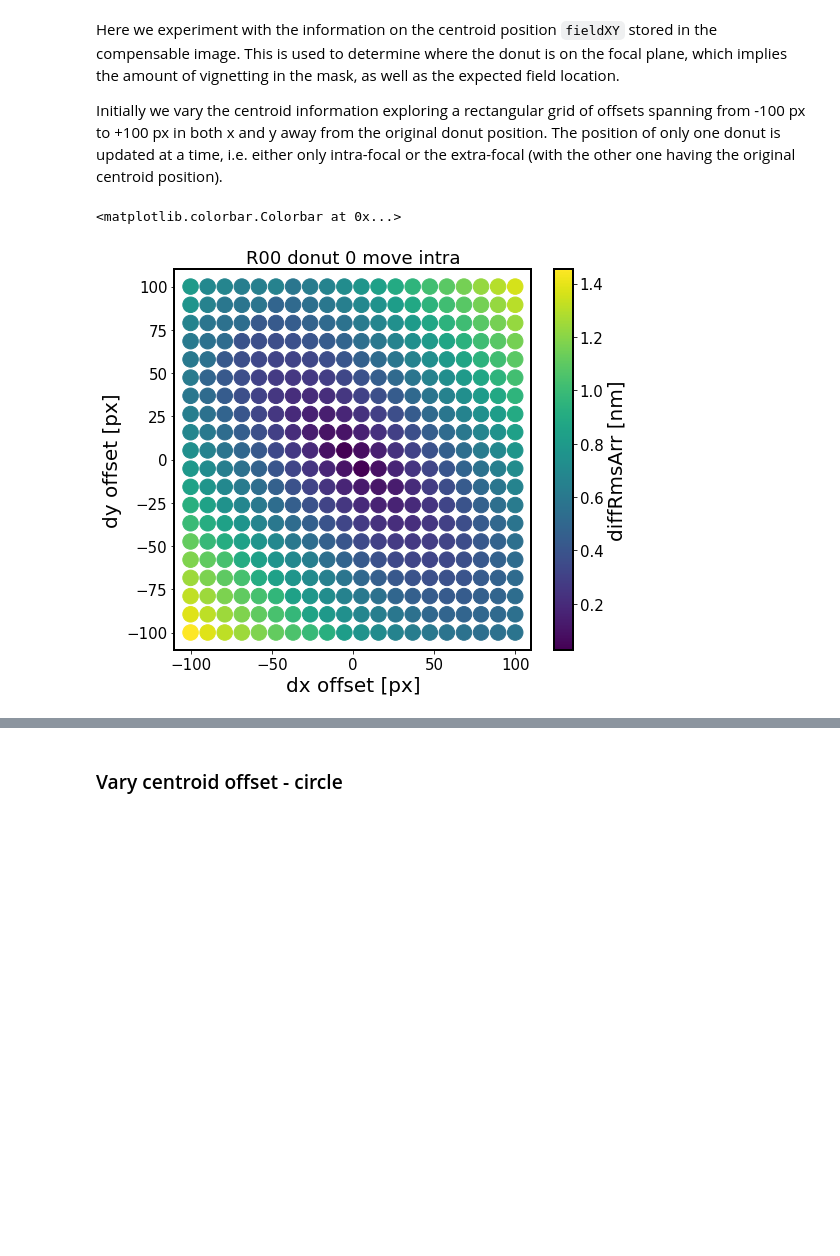
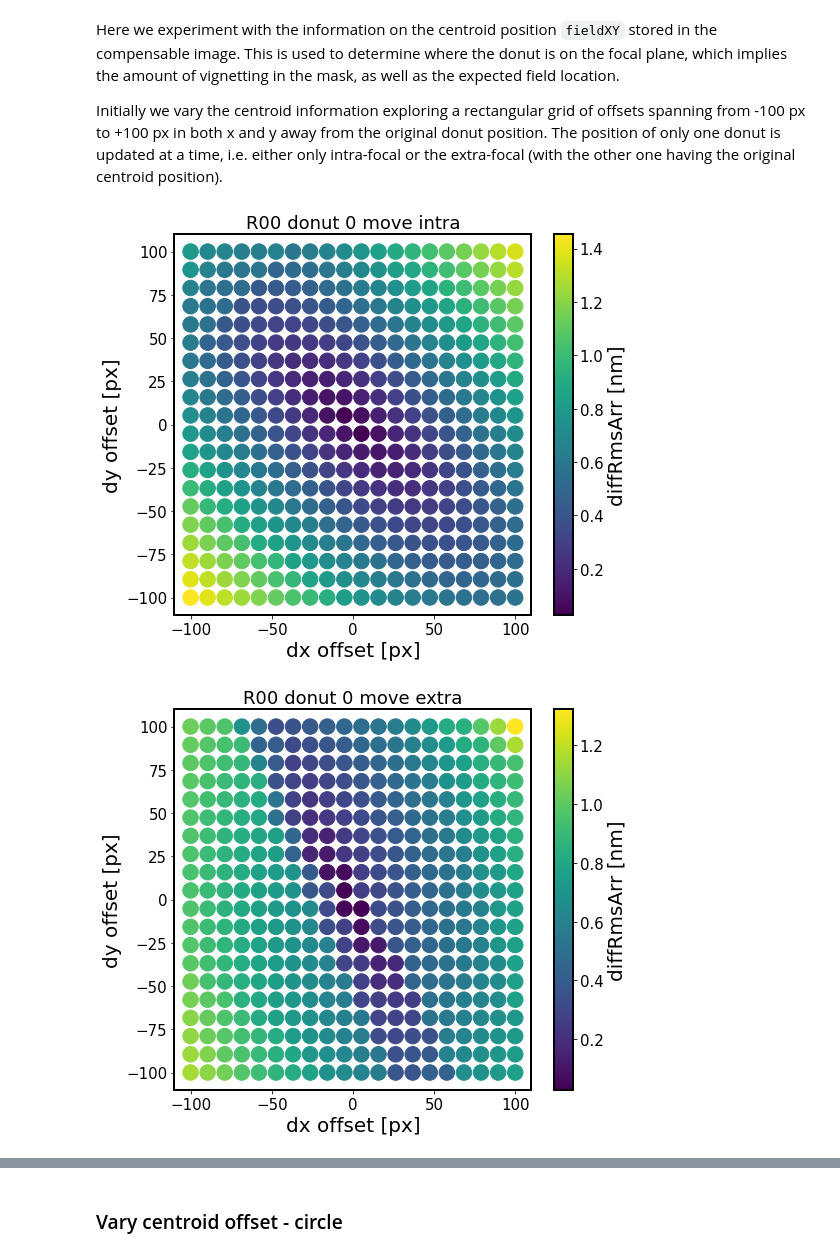
Before and after one commit to lsst-sitcom/sitcomtn-044, a Jupyter notebook: index.ipynb, the cells around one changed output, grey strips where cells are left out. Cells and saved outputs as stored; diff of their text form; code cells hidden in the pictures; blank space fills up the shorter version.

```diff
--- a/index.ipynb
+++ b/index.ipynb
@@ -171,33 +175,37 @@ func.offset_centroid_square_grid(repo_dir, collection='ts_phosim_9006070',
 # %%
 # read the data
 sensor = 'R00'
-defocal = 'intra'
-i=0
-fname = f'{sensor}_donut_{i}_{defocal}_offset_square_grid.npy'
-fpath = os.path.join(path_to_project, 'AOS', fname)
-results = np.load(fpath, allow_pickle=True).item()
+experiment_index = 1
+i_ex = 0
+i_in = i_ex
+out_dir = 'DM-33104'
+for defocal in ['intra','extra']:
 
-# convert to continuous arrays
-diffMaxArr = []
-diffRmsArr = []
-dxPxArr = []
-dyPxArr = []
+    fname = f'exp-{experiment_index}_{sensor}_square_ex-{i_ex}_in-{i_in}_move_{defocal}.npy'
+    fpath = os.path.join(out_dir, fname)
+    results = np.load(fpath, allow_pickle=True).item()
 
-# convert the dx, dy in degrees to pixels
-for j in results.keys():
-    dxPxArr.append(results[j]['dxPx'])
-    dyPxArr.append(results[j]['dyPx'])
-    diffMaxArr.append(results[j]['diffMax'])
-    diffRmsArr.append(results[j]['diffRms'])
+    # convert to continuous arrays
+    diffMaxArr = []
+    diffRmsArr = []
+    dxPxArr = []
+    dyPxArr = []
+
+    # convert the dx, dy in degrees to pixels
+    for j in results.keys():
+        dxPxArr.append(results[j]['dxPx'])
+        dyPxArr.append(results[j]['dyPx'])
+        diffMaxArr.append(results[j]['diffMax'])
+        diffRmsArr.append(results[j]['diffRms'])
 
 
-fig,ax = plt.subplots(1,1,figsize=(8,7))
-sc = ax.scatter(np.array(dxPxArr), np.array(dyPxArr), c=diffRmsArr, s=240)
-ax.set_xlabel('dx offset [px]')
-ax.set_ylabel('dy offset [px]')
-ax.set_title(f'{sensor} donut {i} move {defocal}')
-plt.colorbar(sc, label = 'diffRmsArr [nm]')
+    fig,ax = plt.subplots(1,1,figsize=(8,7))
+    sc = ax.scatter(np.array(dxPxArr), np.array(dyPxArr), c=diffRmsArr, s=240)
+    ax.set_xlabel('dx offset [px]')
+    ax.set_ylabel('dy offset [px]')
+    ax.set_title(f'{sensor} donut {i_ex} move {defocal}')
+    plt.colorbar(sc, label = 'diffRmsArr [nm]')
 # %% [output]
-<matplotlib.colorbar.Colorbar at 0x...>
 [figure]
+[figure, added]
 # %% [markdown]
```
Also changed, not shown: parts of 21 cells of this notebook.
